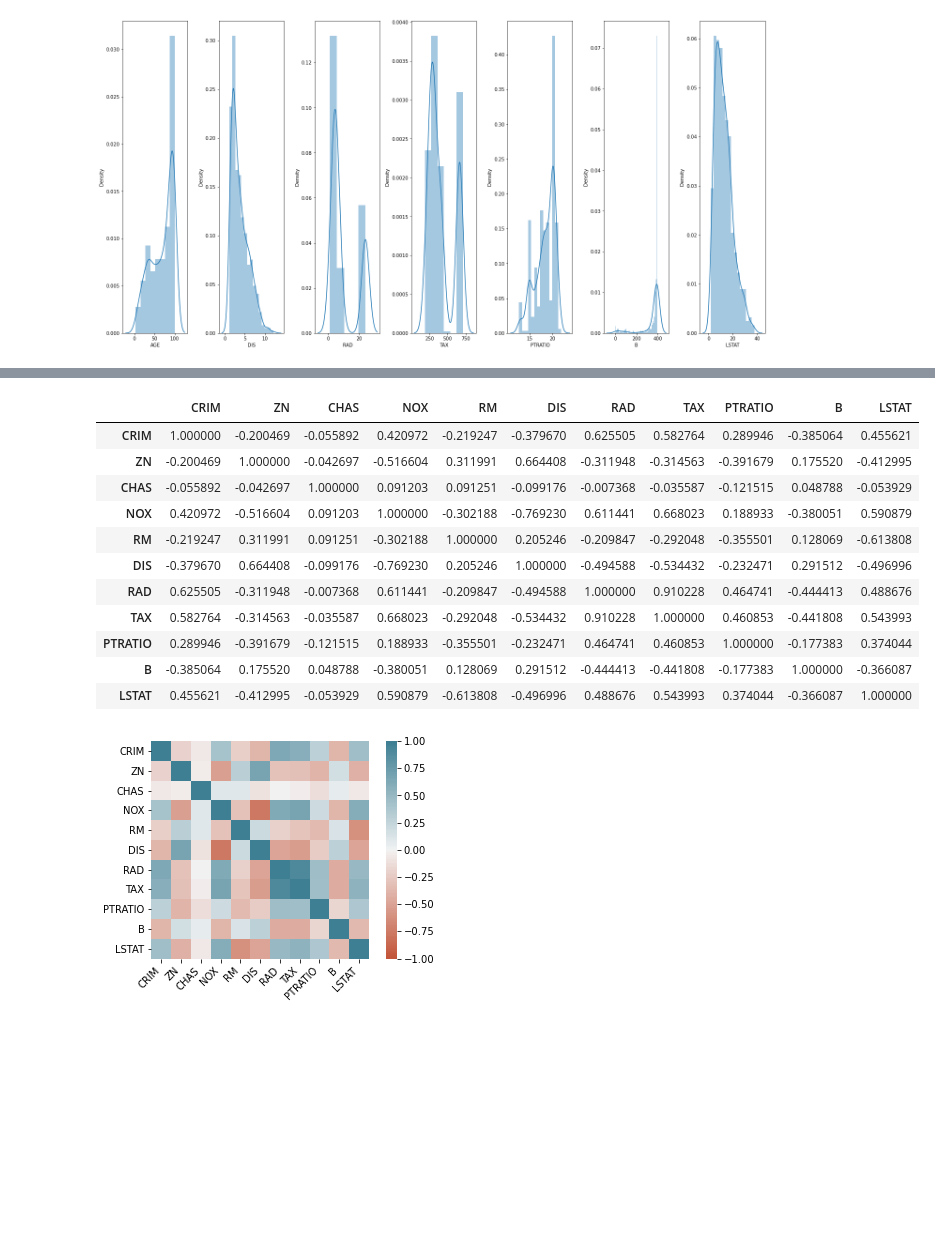
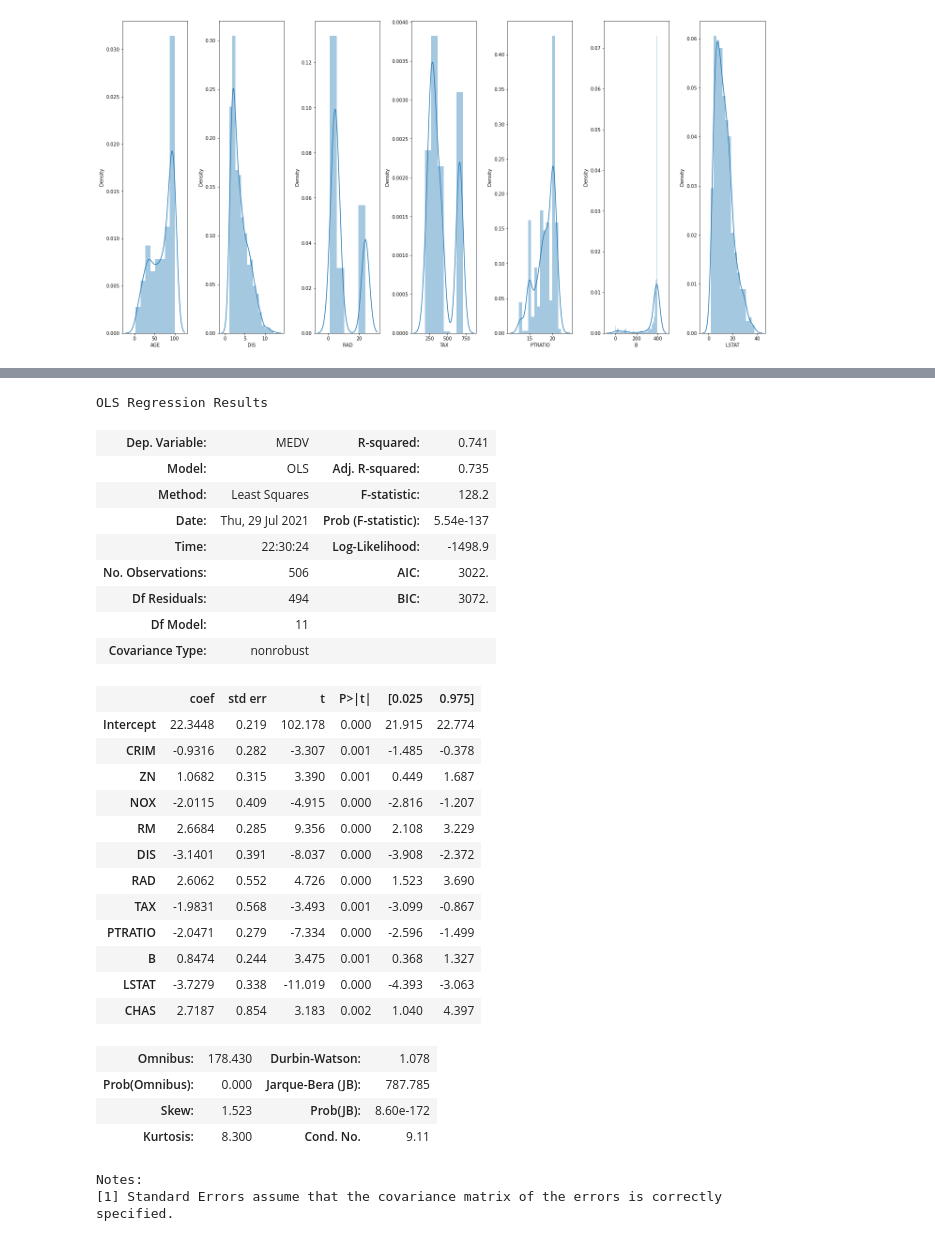
Before and after one commit to Carlene/INTRO-TO-DATA-ANALYSIS, a Jupyter notebook: linear-regression/boston-housing-assignment.ipynb, the cells around one changed output, grey strips where cells are left out. Saved outputs shown, nothing was run; the diff lists cells and outputs as text; code cells hidden in the pictures; blank space fills up the shorter version.

```diff
--- a/linear-regression/boston-housing-assignment.ipynb
+++ b/linear-regression/boston-housing-assignment.ipynb
@@ -75,0 +98,15 @@ cor
+# %%
+# So we can see the predictor values go over several orders of magnitude, so it probably makes sense to scale them.
+# Note: It is best practice to do this scaling, so you should **always** do it for linear regression.
+
+from sklearn.preprocessing import StandardScaler
+scaler = StandardScaler()
+# do not scale the categorical predictor
+cols_without_chas = boston.drop(['CHAS'], axis='columns').columns.to_list()
+boston_scaled = scaler.fit_transform(boston.drop(['CHAS'], axis='columns'))
+
+
+boston_scaled_df = pd.DataFrame(boston_scaled, columns=cols_without_chas)
+boston_scaled_df = pd.concat([boston_scaled_df, boston[['CHAS']]], axis='columns') # boston[['CHAS']] makes a pandas DataFrame instead of a series
+predictors = boston_scaled_df.columns # reset predictors so that CHAS is at the end
+predictors
@@ -122,3 +186,5 @@ ax.set_xticklabels(
+# %%
+boston_scaled_df['MEDV'] = data.target #add the target to the dataframe
 # %%
 predictors
 # %% [output]
@@ -211,29 +271,34 @@ strong multicollinearity or other numerical problems.
 # %%
-reduced_boston = boston[['CRIM','ZN','CHAS','NOX','RM','DIS','RAD','TAX','PTRATIO','B','LSTAT']].corr()
-reduced_boston
+formula_3 = 'MEDV ~  + CRIM + ZN + NOX + RM + DIS + RAD + TAX + PTRATIO + B + LSTAT + C(CHAS)' #removed INDUS
+model_3 = smf.ols(formula=formula_3, data=boston_scaled_df).fit()
+model_3.summary()
 # %% [output]
+OLS Regression Results
-|  | CRIM | ZN | CHAS | NOX | RM | DIS | RAD | TAX | PTRATIO | B | LSTAT |
-| CRIM | 1.000000 | -0.200469 | -0.055892 | 0.420972 | -0.219247 | -0.379670 | 0.625505 | 0.582764 | 0.289946 | -0.385064 | 0.455621 |
-| ZN | -0.200469 | 1.000000 | -0.042697 | -0.516604 | 0.311991 | 0.664408 | -0.311948 | -0.314563 | -0.391679 | 0.175520 | -0.412995 |
-| CHAS | -0.055892 | -0.042697 | 1.000000 | 0.091203 | 0.091251 | -0.099176 | -0.007368 | -0.035587 | -0.121515 | 0.048788 | -0.053929 |
-| NOX | 0.420972 | -0.516604 | 0.091203 | 1.000000 | -0.302188 | -0.769230 | 0.611441 | 0.668023 | 0.188933 | -0.380051 | 0.590879 |
-| RM | -0.219247 | 0.311991 | 0.091251 | -0.302188 | 1.000000 | 0.205246 | -0.209847 | -0.292048 | -0.355501 | 0.128069 | -0.613808 |
-| DIS | -0.379670 | 0.664408 | -0.099176 | -0.769230 | 0.205246 | 1.000000 | -0.494588 | -0.534432 | -0.232471 | 0.291512 | -0.496996 |
-| RAD | 0.625505 | -0.311948 | -0.007368 | 0.611441 | -0.209847 | -0.494588 | 1.000000 | 0.910228 | 0.464741 | -0.444413 | 0.488676 |
-| TAX | 0.582764 | -0.314563 | -0.035587 | 0.668023 | -0.292048 | -0.534432 | 0.910228 | 1.000000 | 0.460853 | -0.441808 | 0.543993 |
-| PTRATIO | 0.289946 | -0.391679 | -0.121515 | 0.188933 | -0.355501 | -0.232471 | 0.464741 | 0.460853 | 1.000000 | -0.177383 | 0.374044 |
-| B | -0.385064 | 0.175520 | 0.048788 | -0.380051 | 0.128069 | 0.291512 | -0.444413 | -0.441808 | -0.177383 | 1.000000 | -0.366087 |
-| LSTAT | 0.455621 | -0.412995 | -0.053929 | 0.590879 | -0.613808 | -0.496996 | 0.488676 | 0.543993 | 0.374044 | -0.366087 | 1.000000 |
+| Dep. Variable: | MEDV | R-squared: | 0.741 |
+| Model: | OLS | Adj. R-squared: | 0.735 |
+| Method: | Least Squares | F-statistic: | 128.2 |
+| Date: | Thu, 29 Jul 2021 | Prob (F-statistic): | 5.54e-137 |
+| Time: | 22:30:24 | Log-Likelihood: | -1498.9 |
+| No. Observations: | 506 | AIC: | 3022. |
+| Df Residuals: | 494 | BIC: | 3072. |
+| Df Model: | 11 |  |  |
+| Covariance Type: | nonrobust |  |  |
+|  | coef | std err | t | P>|t| | [0.025 | 0.975] |
+| Intercept | 22.3448 | 0.219 | 102.178 | 0.000 | 21.915 | 22.774 |
+| CRIM | -0.9316 | 0.282 | -3.307 | 0.001 | -1.485 | -0.378 |
+| ZN | 1.0682 | 0.315 | 3.390 | 0.001 | 0.449 | 1.687 |
+| NOX | -2.0115 | 0.409 | -4.915 | 0.000 | -2.816 | -1.207 |
+| RM | 2.6684 | 0.285 | 9.356 | 0.000 | 2.108 | 3.229 |
+| DIS | -3.1401 | 0.391 | -8.037 | 0.000 | -3.908 | -2.372 |
+| RAD | 2.6062 | 0.552 | 4.726 | 0.000 | 1.523 | 3.690 |
+| TAX | -1.9831 | 0.568 | -3.493 | 0.001 | -3.099 | -0.867 |
+| PTRATIO | -2.0471 | 0.279 | -7.334 | 0.000 | -2.596 | -1.499 |
+| B | 0.8474 | 0.244 | 3.475 | 0.001 | 0.368 | 1.327 |
+| LSTAT | -3.7279 | 0.338 | -11.019 | 0.000 | -4.393 | -3.063 |
+| CHAS | 2.7187 | 0.854 | 3.183 | 0.002 | 1.040 | 4.397 |
+| Omnibus: | 178.430 | Durbin-Watson: | 1.078 |
+| Prob(Omnibus): | 0.000 | Jarque-Bera (JB): | 787.785 |
+| Skew: | 1.523 | Prob(JB): | 8.60e-172 |
+| Kurtosis: | 8.300 | Cond. No. | 9.11 |
+Notes:
+[1] Standard Errors assume that the covariance matrix of the errors is correctly specified.
-# %%
-ax = sns.heatmap(reduced_boston,
-    vmin=-1, vmax=1, center=0,
-    cmap=sns.diverging_palette(20, 220, n=200),
-    square=True
-)
-ax.set_xticklabels(
-    ax.get_xticklabels(),
-    rotation=45,
-    horizontalalignment='right'
-);
-# %% [output]
-[figure, removed]
```
Also changed, not shown: parts of 33 cells of this notebook.
